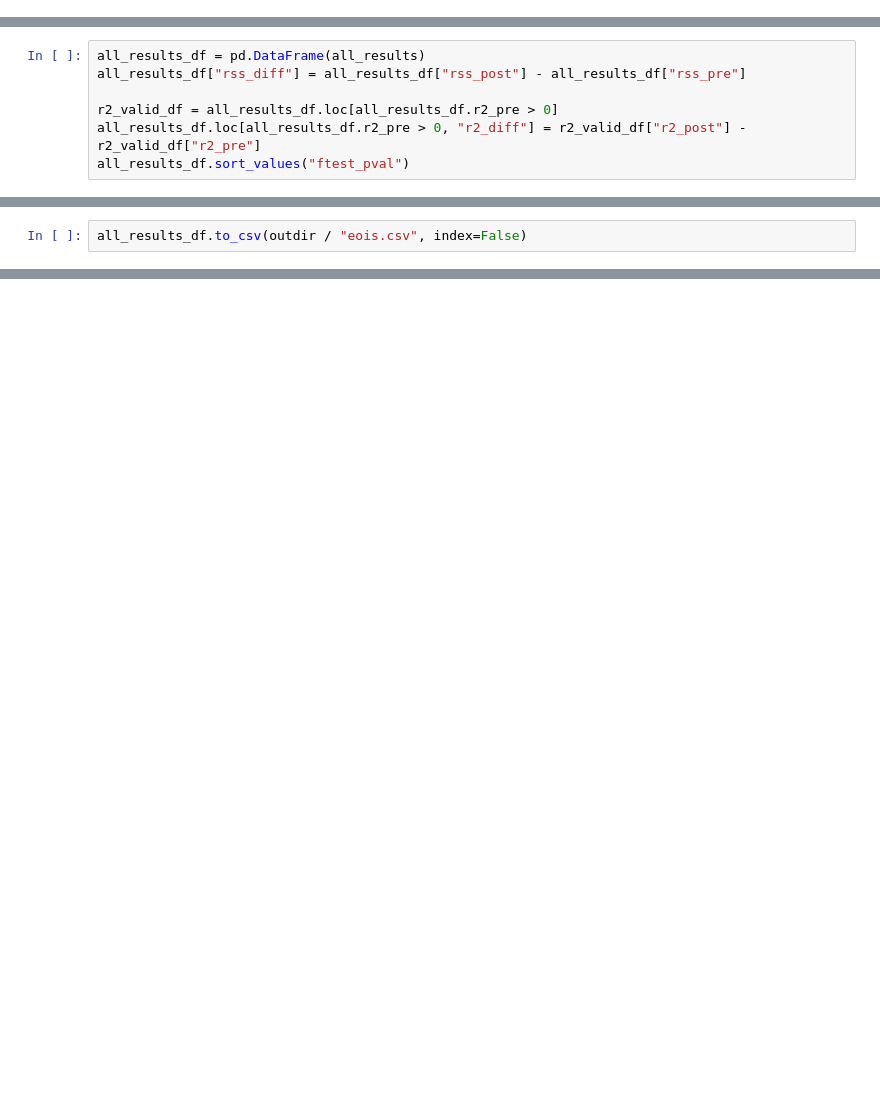
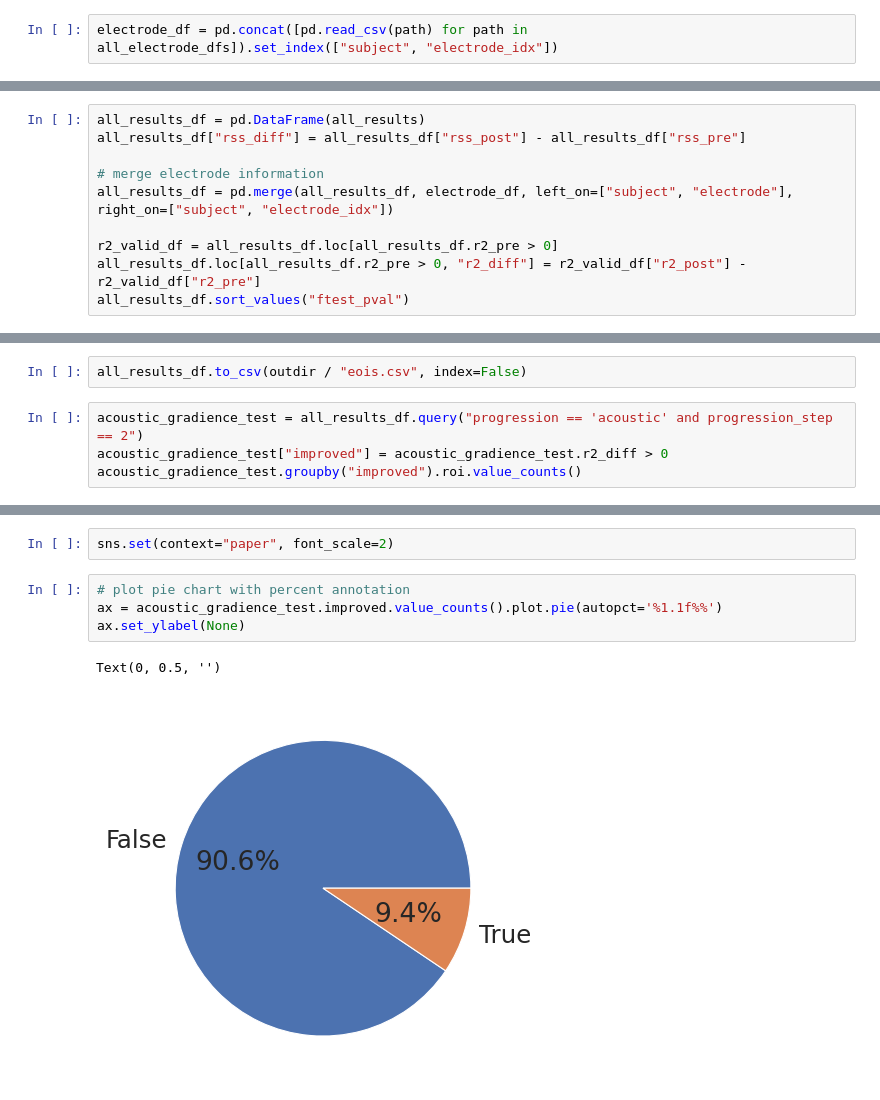
Before and after one commit to hans/barakeet, a Jupyter notebook: notebooks/analyze_stepwise.ipynb, the cells around one changed output, grey strips where cells are left out. Cells and saved outputs as stored; diff of their text form; blank space fills up the shorter version.

```diff
--- a/notebooks/analyze_stepwise.ipynb
+++ b/notebooks/analyze_stepwise.ipynb
@@ -13,6 +14,8 @@ outdir = "."
 # %%
 stepwise_results = [Path(p) for p in stepwise_results]
 outdir = Path(outdir)
+# %%
+electrode_df = pd.concat([pd.read_csv(path) for path in all_electrode_dfs]).set_index(["subject", "electrode_idx"])
 # %%
 all_results = []
 for path in tqdm(stepwise_results):
@@ -49,6 +70,9 @@ for path in tqdm(stepwise_results):
 all_results_df = pd.DataFrame(all_results)
 all_results_df["rss_diff"] = all_results_df["rss_post"] - all_results_df["rss_pre"]
 
+# merge electrode information
+all_results_df = pd.merge(all_results_df, electrode_df, left_on=["subject", "electrode"], right_on=["subject", "electrode_idx"])
+
 r2_valid_df = all_results_df.loc[all_results_df.r2_pre > 0]
 all_results_df.loc[all_results_df.r2_pre > 0, "r2_diff"] = r2_valid_df["r2_post"] - r2_valid_df["r2_pre"]
 all_results_df.sort_values("ftest_pval")
@@ -73,2 +145,6 @@ all_results_df.loc[all_results_df.r2_diff > 0].sort_values("r2_diff", ascending=
 # %%
 all_results_df.to_csv(outdir / "eois.csv", index=False)
+# %%
+acoustic_gradience_test = all_results_df.query("progression == 'acoustic' and progression_step == 2")
+acoustic_gradience_test["improved"] = acoustic_gradience_test.r2_diff > 0
+acoustic_gradience_test.groupby("improved").roi.value_counts()
@@ -74,0 +171,9 @@ all_results_df.to_csv(outdir / "eois.csv", index=False)
+# %%
+sns.set(context="paper", font_scale=2)
+# %%
+# plot pie chart with percent annotation
+ax = acoustic_gradience_test.improved.value_counts().plot.pie(autopct='%1.1f%%')
+ax.set_ylabel(None)
+# %% [output]
+Text(0, 0.5, '')
+[figure, added]
```
Also changed, not shown: parts of 8 cells of this notebook, 2 other files.
